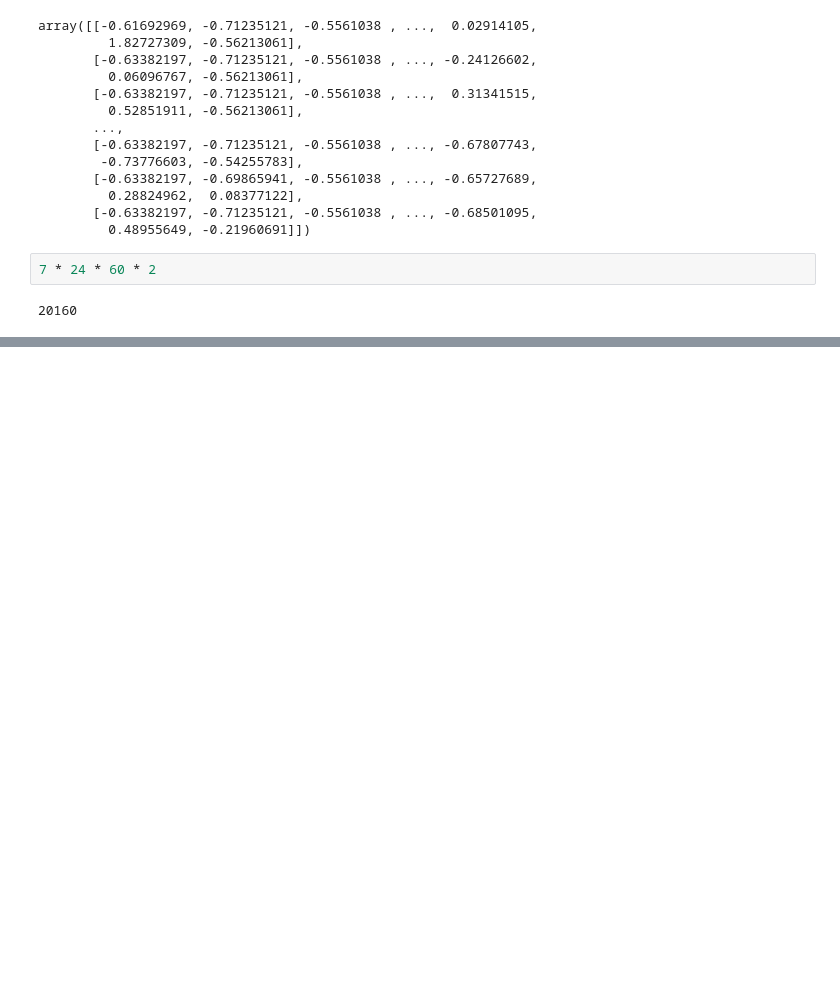
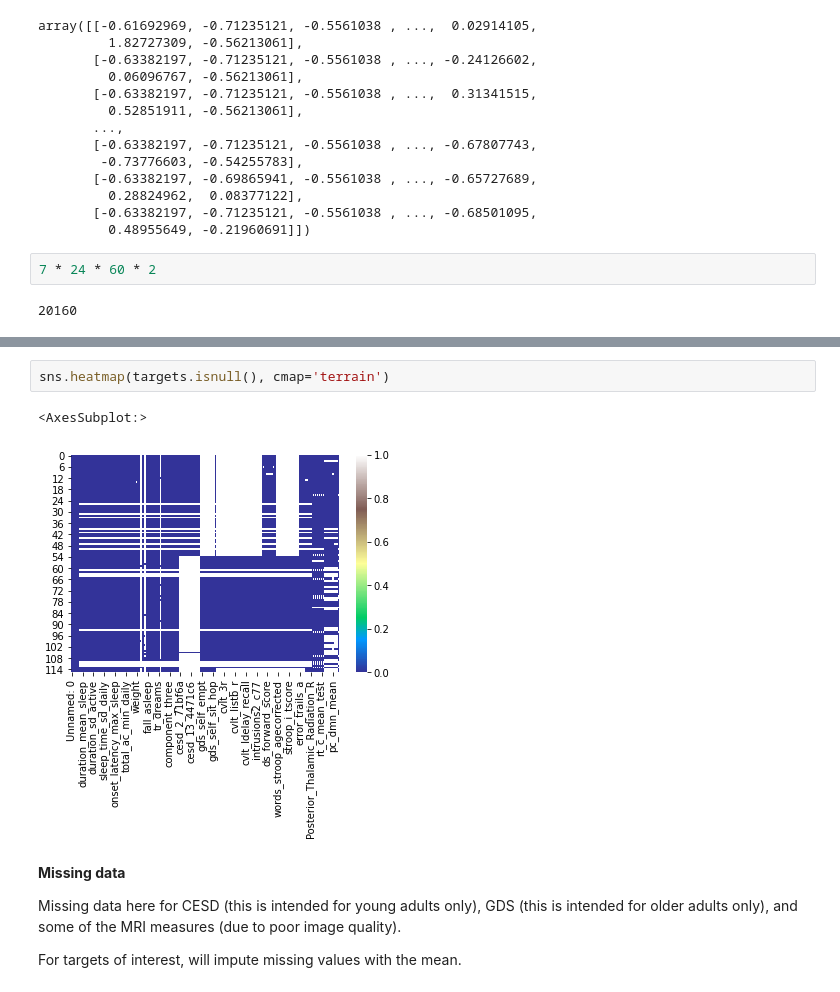
Before and after one commit to mcmahonmc/machine-learning-2021, a Jupyter notebook: final/Final Project.ipynb, the cells around one changed output, grey strips where cells are left out. Saved outputs shown, nothing was run; the diff lists cells and outputs as text; blank space fills up the shorter version.

```diff
--- a/final/Final Project.ipynb
+++ b/final/Final Project.ipynb
@@ -177,0 +314,11 @@ array([[-0.61692969, -0.71235121, -0.5561038 , ...,  0.02914105,
+# %%
+sns.heatmap(targets.isnull(), cmap='terrain')
+# %% [output]
+<AxesSubplot:>
+[figure, added]
+# %% [markdown]
+**Missing data**
+
+Missing data here for CESD (this is intended for young adults only), GDS (this is intended for older adults only), and some of the MRI measures (due to poor image quality).
+
+For targets of interest, will impute missing values with the mean.
```
Also changed, not shown: parts of 56 cells of this notebook, 5 other files.
